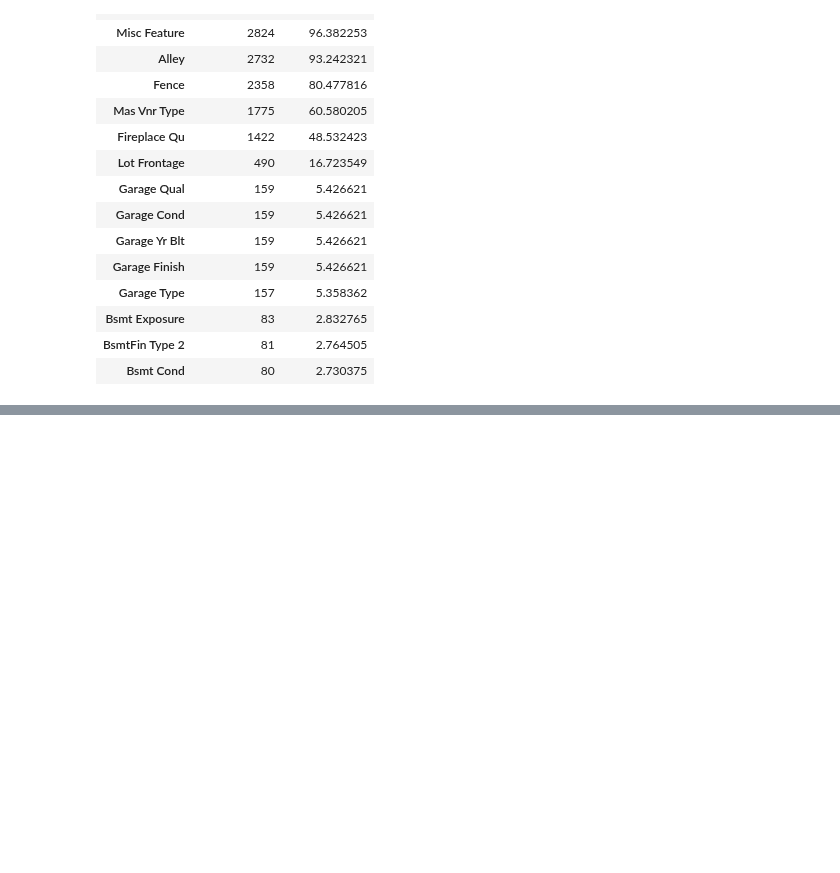
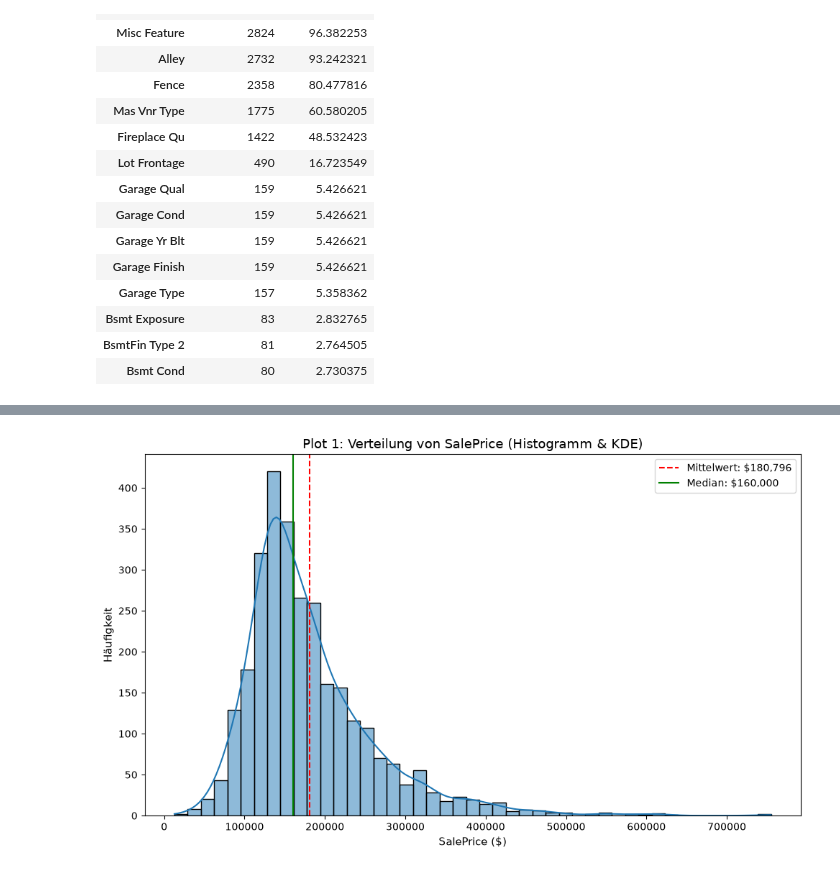
Before and after one commit to AdelinGabriel21/ames-housing-analysis, a Jupyter notebook: notebooks/01_exploratory_data_analysis.ipynb, the cells around one changed output, grey strips where cells are left out. Saved outputs shown, nothing was run; the diff lists cells and outputs as text; code cells hidden in the pictures; blank space fills up the shorter version.

```diff
--- a/notebooks/01_exploratory_data_analysis.ipynb
+++ b/notebooks/01_exploratory_data_analysis.ipynb
@@ -89,0 +120,33 @@ memory usage: 1.8 MB
+# %%
+import matplotlib.pyplot as plt
+import seaborn as sns
+
+plt.figure(figsize=(10, 6))
+sns.histplot(df["SalePrice"], kde=True, bins=45, color="#1f77b4")
+
+mean_price = df["SalePrice"].mean()
+median_price = df["SalePrice"].median()
+
+plt.axvline(
+    mean_price,
+    color="red",
+    linestyle="--",
+    linewidth=1.5,
+    label=f"Mittelwert: ${mean_price:,.0f}",
+)
+plt.axvline(
+    median_price,
+    color="green",
+    linestyle="-",
+    linewidth=1.5,
+    label=f"Median: ${median_price:,.0f}",
+)
+
+plt.title("Plot 1: Verteilung von SalePrice (Histogramm & KDE)", fontsize=13)
+plt.xlabel("SalePrice ($)", fontsize=11)
+plt.ylabel("Häufigkeit", fontsize=11)
+plt.legend()
+plt.tight_layout()
+plt.show()
+# %% [output]
+[figure, added]
```
Also changed, not shown: parts of 11 cells of this notebook.
